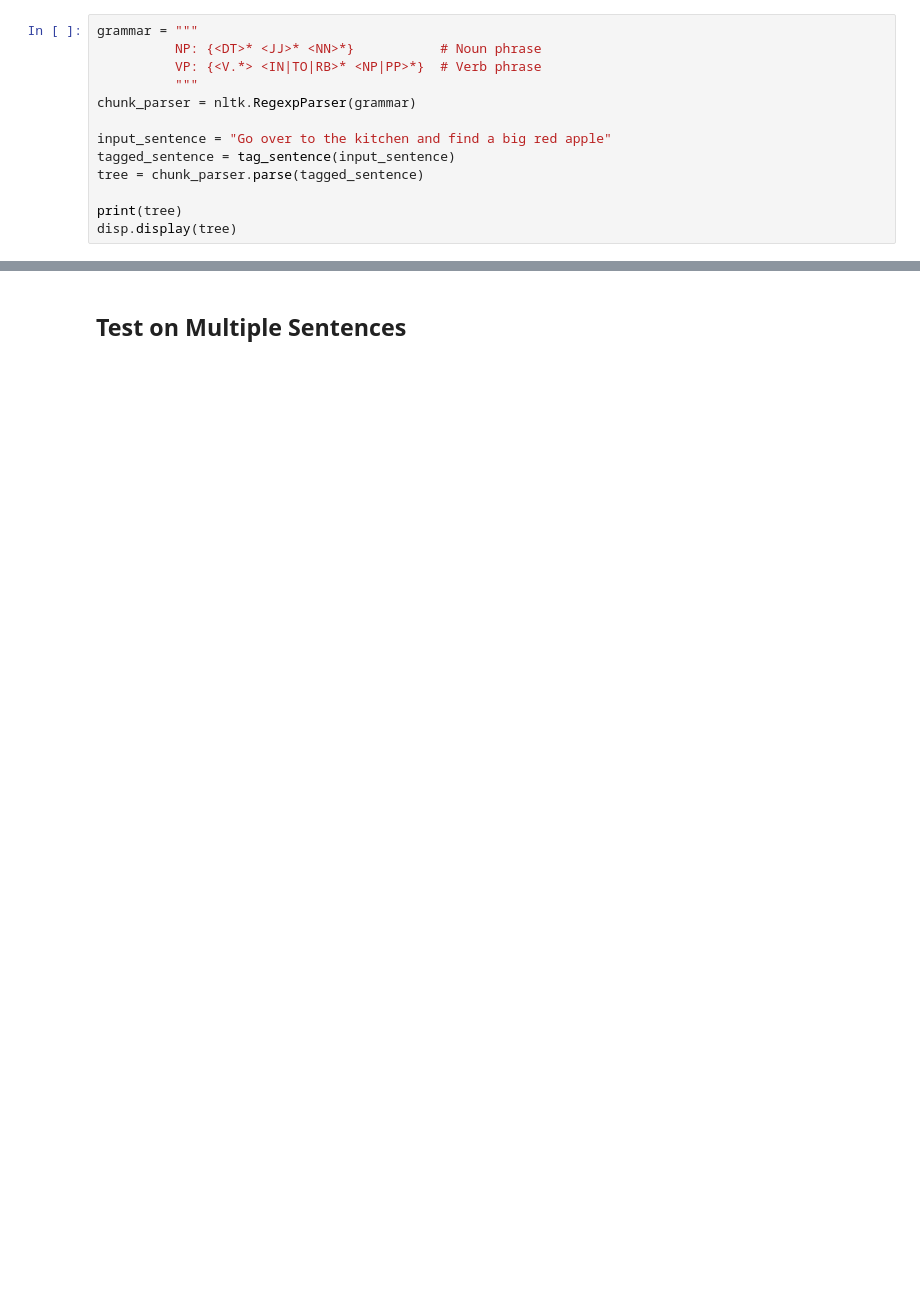
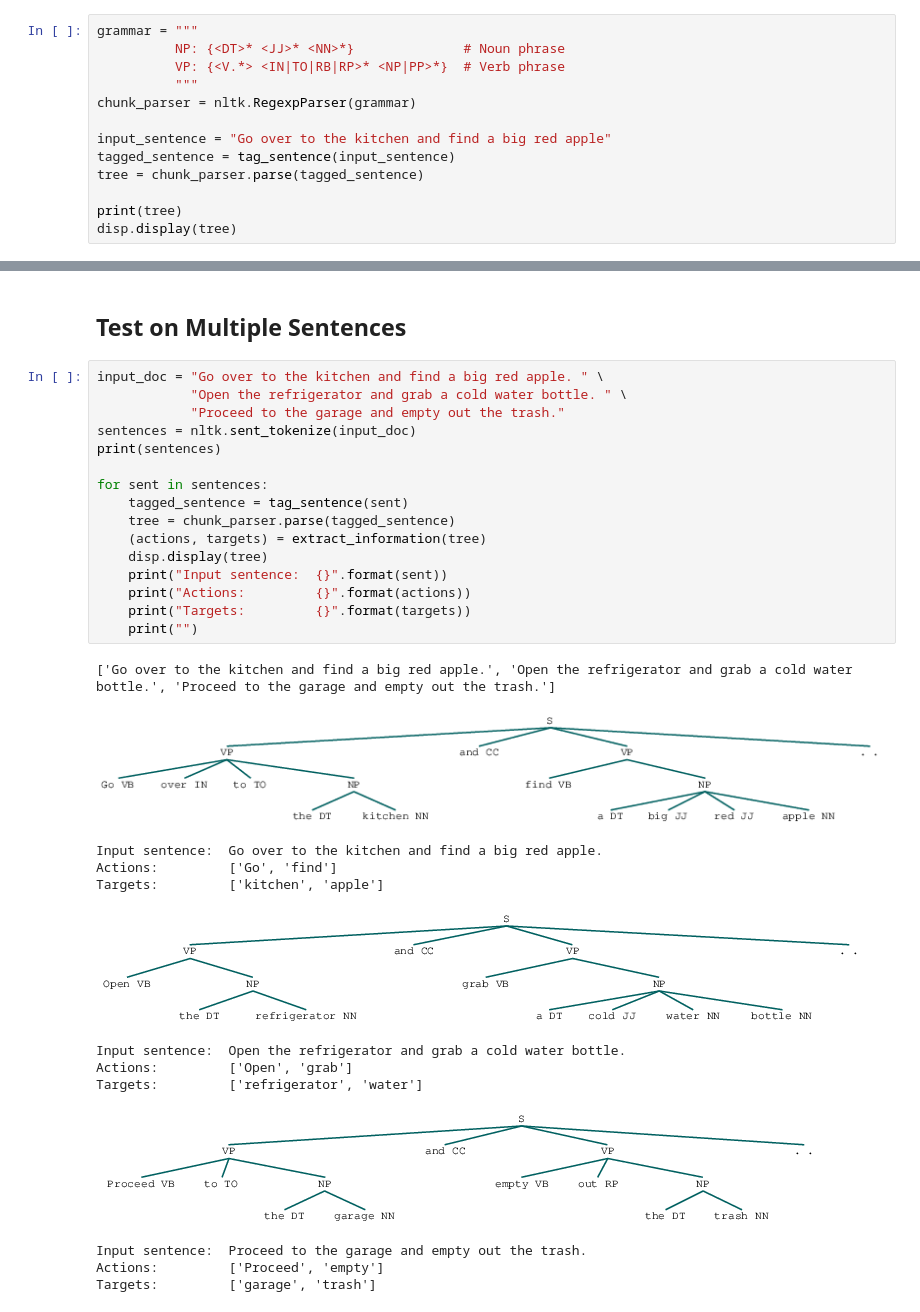
Before and after one commit to sea-bass/intro-nlp, a Jupyter notebook: rule_based/pos_grammar_nltk.ipynb, the cells around one changed output, grey strips where cells are left out. Cells and saved outputs as stored; diff of their text form; blank space fills up the shorter version.

Commit message:
Finished draft of NLTK example

```diff
--- a/rule_based/pos_grammar_nltk.ipynb
+++ b/rule_based/pos_grammar_nltk.ipynb
@@ -29,8 +29,8 @@ print(tagged_sentence)
 ## Create a Grammar and Parse the Sentence
 # %%
 grammar = """
-          NP: {<DT>* <JJ>* <NN>*}           # Noun phrase
-          VP: {<V.*> <IN|TO|RB>* <NP|PP>*}  # Verb phrase
+          NP: {<DT>* <JJ>* <NN>*}              # Noun phrase
+          VP: {<V.*> <IN|TO|RB|RP>* <NP|PP>*}  # Verb phrase
           """
 chunk_parser = nltk.RegexpParser(grammar)
 
@@ -57,2 +104,32 @@ def extract_information(tree):
 # %% [markdown]
 ## Test on Multiple Sentences
+# %%
+input_doc = "Go over to the kitchen and find a big red apple. " \
+            "Open the refrigerator and grab a cold water bottle. " \
+            "Proceed to the garage and empty out the trash."
+sentences = nltk.sent_tokenize(input_doc)
+print(sentences)
+
+for sent in sentences:
+    tagged_sentence = tag_sentence(sent)
+    tree = chunk_parser.parse(tagged_sentence)
+    (actions, targets) = extract_information(tree)
+    disp.display(tree)
+    print("Input sentence:  {}".format(sent))
+    print("Actions:         {}".format(actions))
+    print("Targets:         {}".format(targets))
+    print("")
+# %% [output]
+['Go over to the kitchen and find a big red apple.', 'Open the refrigerator and grab a cold water bottle.', 'Proceed to the garage and empty out the trash.']
+[figure, added]
+Input sentence:  Go over to the kitchen and find a big red apple.
+Actions:         ['Go', 'find']
+Targets:         ['kitchen', 'apple']
+[figure, added]
+Input sentence:  Open the refrigerator and grab a cold water bottle.
+Actions:         ['Open', 'grab']
+Targets:         ['refrigerator', 'water']
+[figure, added]
+Input sentence:  Proceed to the garage and empty out the trash.
+Actions:         ['Proceed', 'empty']
+Targets:         ['garage', 'trash']
```
Also changed, not shown: parts of 2 cells of this notebook.
